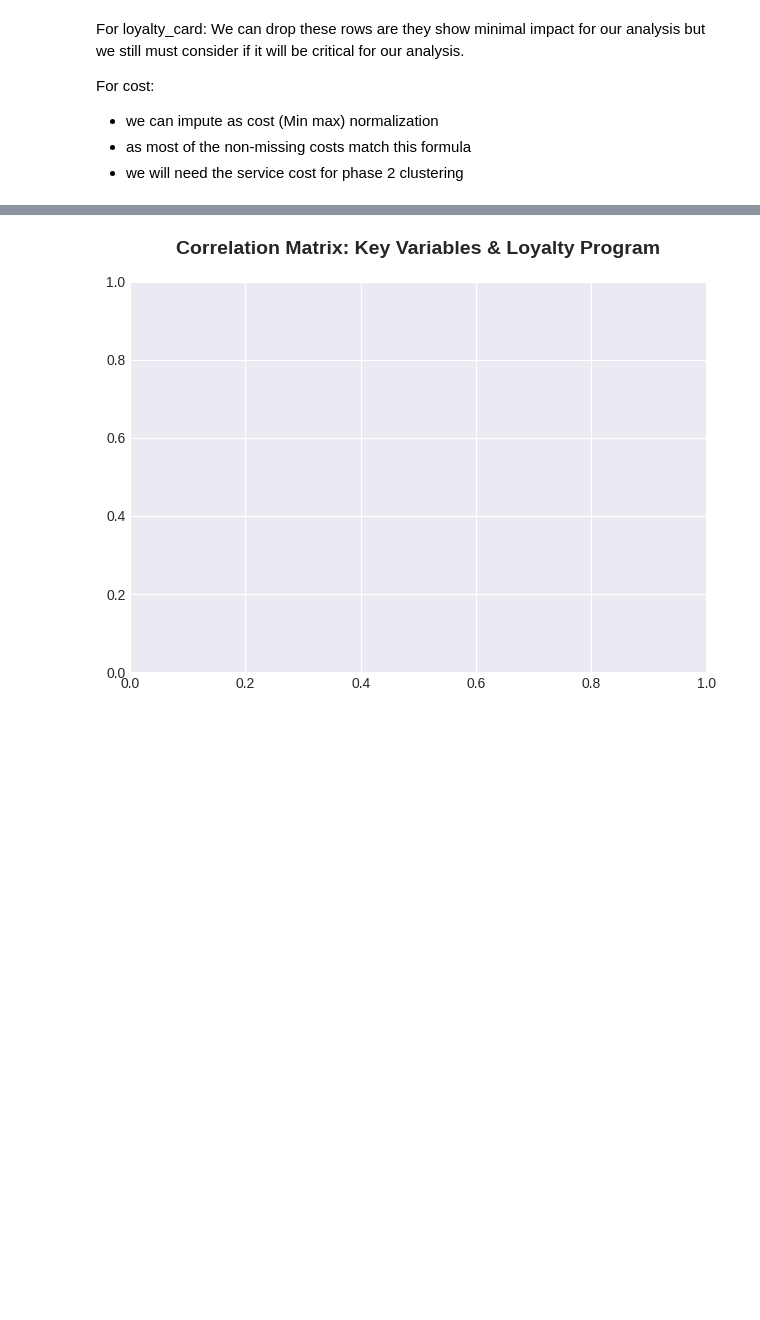
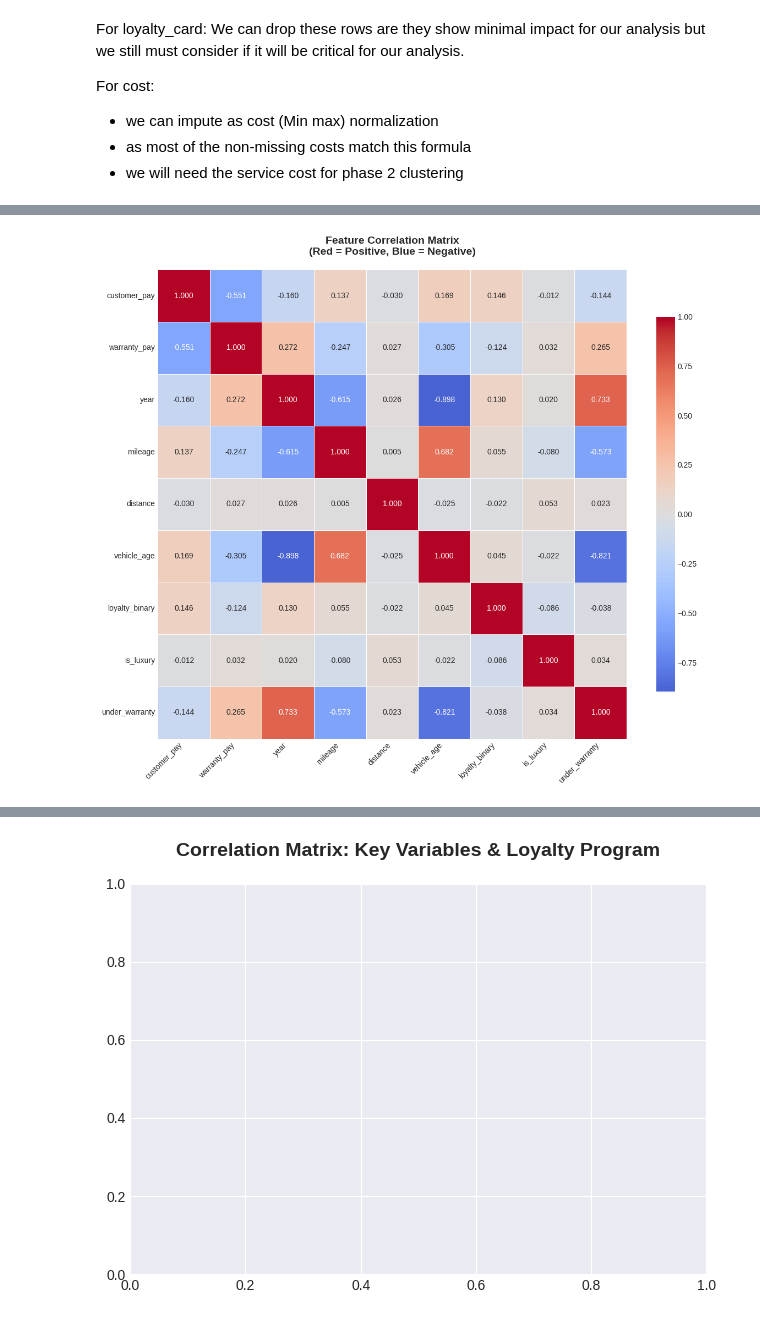
Before and after one commit to rbrabusa/cmpt3830_alpaca, a Jupyter notebook: cmpt3830_phase_1_go_auto.ipynb, the cells around one changed output, grey strips where cells are left out. Saved outputs shown, nothing was run; the diff lists cells and outputs as text; code cells hidden in the pictures; blank space fills up the shorter version.

```diff
--- a/cmpt3830_phase_1_go_auto.ipynb
+++ b/cmpt3830_phase_1_go_auto.ipynb
@@ -274,0 +828,86 @@ dtype: object
+# %%
+# correlation analysis with visual matrix
+import numpy as np
+import matplotlib.pyplot as plt
+import seaborn as sns
+
+print("CORRELATION ANALYSIS")
+print("="*60)
+
+# Select numeric features for correlation
+numeric_features = ['customer_pay', 'warranty_pay', 'year', 'mileage', 'distance',
+                    'vehicle_age', 'loyalty_binary', 'is_luxury', 'under_warranty']
+
+print(f"\nAnalyzing {len(numeric_features)} numeric features")
+
+# Calculate correlation matrix
+corr_matrix = df[numeric_features].corr()
+
+# VISUAL CORRELATION MATRIX
+print("\n1. CORRELATION MATRIX VISUALIZATION:")
+plt.figure(figsize=(12, 10))
+
+# Create heatmap with annotations
+sns.heatmap(corr_matrix,
+            annot=True,           # Show correlation values
+            fmt='.3f',            # 3 decimal places
+            cmap='coolwarm',      # Red (positive) to Blue (negative)
+            center=0,             # White at zero correlation
+            square=True,          # Square cells
+            linewidths=0.5,       # Grid lines
+            cbar_kws={'shrink': 0.8})
+
+plt.title('Feature Correlation Matrix\n(Red = Positive, Blue = Negative)',
+          fontsize=14, fontweight='bold', pad=20)
+plt.xlabel('')
+plt.ylabel('')
+plt.xticks(rotation=45, ha='right')
+plt.yticks(rotation=0)
+plt.tight_layout()
+plt.show()
+
+print("   ✓ Matrix displayed above")
+
+# NUMERIC ANALYSIS
+print("\n2. HIGH CORRELATIONS (|r| > 0.5):")
+high_corr_found = False
+for i in range(len(corr_matrix.columns)):
+    for j in range(i+1, len(corr_matrix.columns)):
+        corr_val = corr_matrix.iloc[i, j]
+        if abs(corr_val) > 0.5:
+            print(f"   {corr_matrix.columns[i]} ↔ {corr_matrix.columns[j]}: {corr_val:.3f}")
+            high_corr_found = True
+
+if not high_corr_found:
+    print("   None found")
+
+print("\n3. LOYALTY CORRELATIONS (sorted by strength):")
+loyalty_corrs = corr_matrix['loyalty_binary'].sort_values(ascending=False)
+for feat, corr_val in loyalty_corrs.items():
+    if feat != 'loyalty_binary' and abs(corr_val) > 0.05:
+        print(f"   {feat}: {corr_val:.3f}")
+
+print("\n4. MULTICOLLINEARITY CHECK:")
+print("   Features with |r| > 0.7 should not both be used in clustering:")
+multicoll_found = False
+for i in range(len(corr_matrix.columns)):
+    for j in range(i+1, len(corr_matrix.columns)):
+        corr_val = corr_matrix.iloc[i, j]
+        if abs(corr_val) > 0.7:
+            print(f"   ⚠️  {corr_matrix.columns[i]} ↔ {corr_matrix.columns[j]}: {corr_val:.3f}")
+            multicoll_found = True
+
+if not multicoll_found:
+    print("   ✓ No severe multicollinearity detected")
+
+print("\n5. KEY INSIGHTS:")
+print(f"   • year ↔ vehicle_age: Highly correlated (expected, redundant)")
+print(f"   • vehicle_age ↔ under_warranty: Highly correlated (expected, redundant)")
+print(f"   • Loyalty weakly correlated with all features = complex pattern (good for clustering!)")
+print(f"   • customer_pay ↔ warranty_pay: Negative correlation (mutually exclusive services)")
+
+print("\nRECOMMENDATION FOR PHASE 2:")
+print("   • Drop 'year' (use vehicle_age instead - less redundant)")
+print("   • Keep under_warranty OR vehicle_age (not both - choose based on interpretability)")
+print("   • All other features have low correlation = good independence")
+# %% [output]
@@ -274,0 +920 @@ dtype: object
+[figure, added]
```
Also changed, not shown: parts of 45 cells of this notebook.
